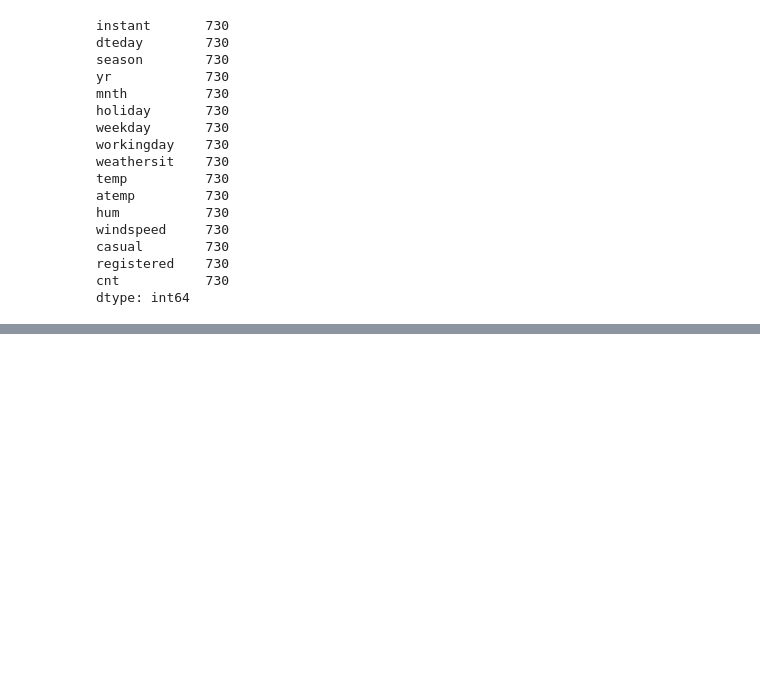
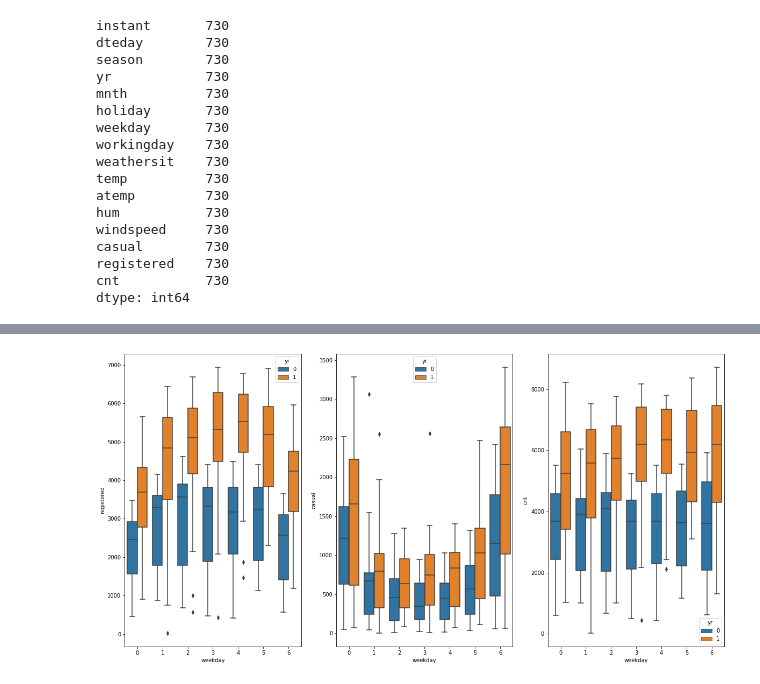
Before and after one commit to ishankarve/Linear-Regression, a Jupyter notebook: Multiple Linear Regression in Python/Assignment/Bike Sharing.ipynb, the cells around one changed output, grey strips where cells are left out. Cells and saved outputs as stored; diff of their text form; code cells hidden in the pictures; blank space fills up the shorter version.

```diff
--- a/Multiple Linear Regression in Python/Assignment/Bike Sharing.ipynb
+++ b/Multiple Linear Regression in Python/Assignment/Bike Sharing.ipynb
@@ -175,0 +263,12 @@ plt.show()
+# %%
+#plotting data for comparative analysis
+plt.figure(figsize=(20, 10))
+plt.subplot(1,3,1)
+sns.boxplot(x = 'weekday', y = 'registered', hue = 'yr', data = df_bikeshare)
+plt.subplot(1,3,2)
+sns.boxplot(x = 'weekday', y = 'casual', hue = 'yr', data = df_bikeshare)
+plt.subplot(1,3,3)
+sns.boxplot(x = 'weekday', y = 'cnt', hue = 'yr', data = df_bikeshare)
+plt.show()
+# %% [output]
+[figure, added]
```
Also changed, not shown: parts of 14 cells of this notebook.
